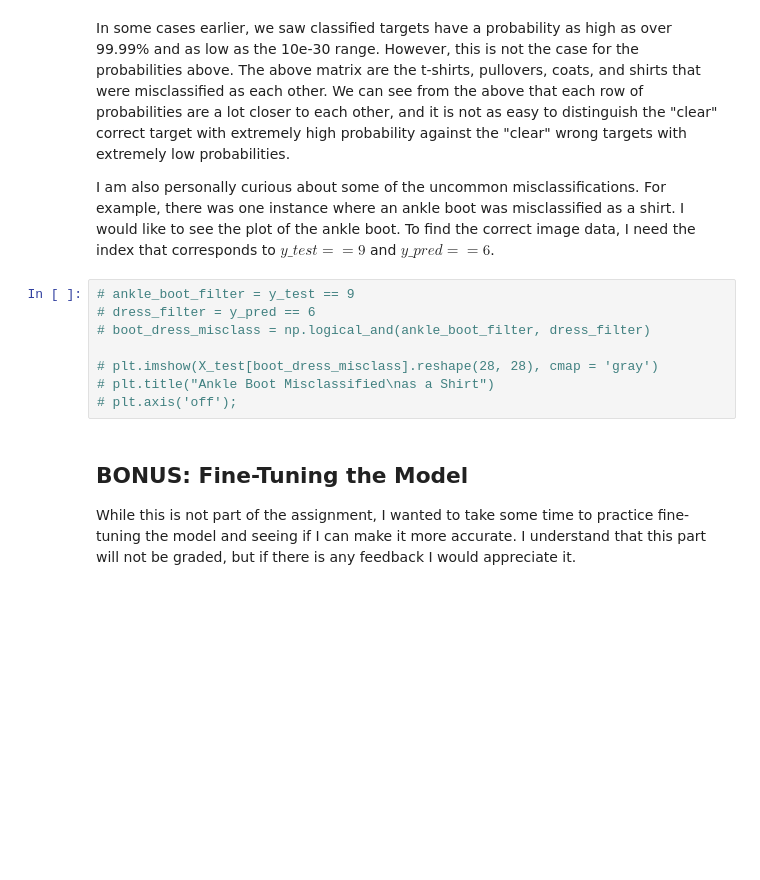
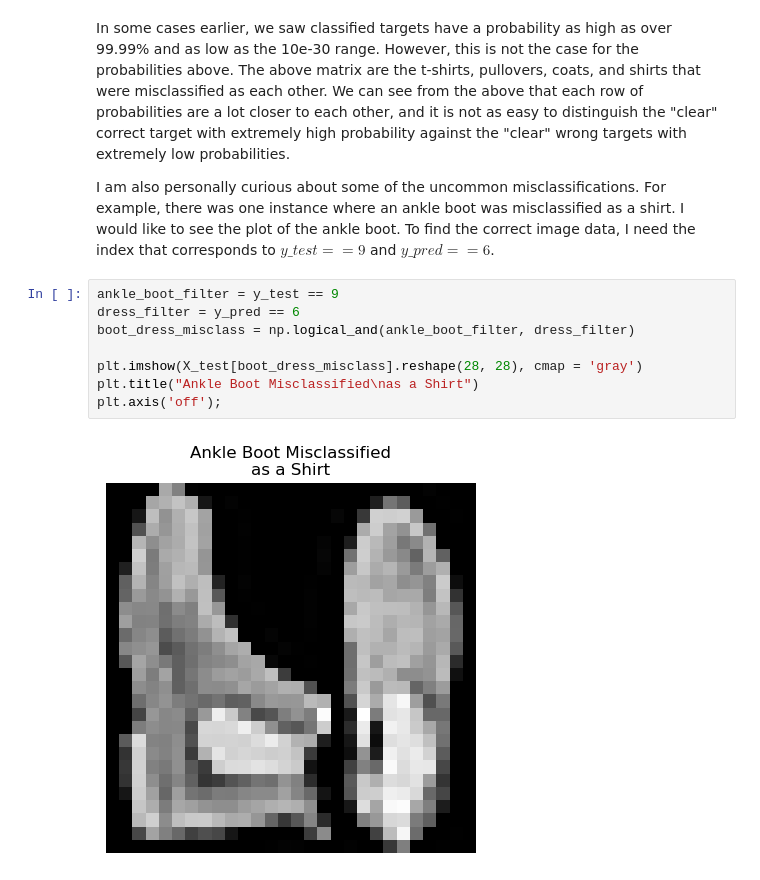
Before and after one commit to TJMazerolle/CSCN8010-lab-submissions, a Jupyter notebook: students_submissions/8972394/lab9.ipynb, the cells around one changed output. Drawn from its saved outputs; the diff is of its cells as text; blank space fills up the shorter version.

```diff
--- a/students_submissions/8972394/lab9.ipynb
+++ b/students_submissions/8972394/lab9.ipynb
@@ -211,14 +321,12 @@ In some cases earlier, we saw classified targets have a probability as high as o
 
 I am also personally curious about some of the uncommon misclassifications.  For example, there was one instance where an ankle boot was misclassified as a shirt.  I would like to see the plot of the ankle boot.  To find the correct image data, I need the index that corresponds to $y\_test == 9$ and $y\_pred == 6$.
 # %%
-# ankle_boot_filter = y_test == 9
-# dress_filter = y_pred == 6
-# boot_dress_misclass = np.logical_and(ankle_boot_filter, dress_filter)
+ankle_boot_filter = y_test == 9
+dress_filter = y_pred == 6
+boot_dress_misclass = np.logical_and(ankle_boot_filter, dress_filter)
 
-# plt.imshow(X_test[boot_dress_misclass].reshape(28, 28), cmap = 'gray')
-# plt.title("Ankle Boot Misclassified\nas a Shirt")
-# plt.axis('off');
+plt.imshow(X_test[boot_dress_misclass].reshape(28, 28), cmap = 'gray')
+plt.title("Ankle Boot Misclassified\nas a Shirt")
+plt.axis('off');
+# %% [output]
+[figure, added]
-# %% [markdown]
-## BONUS: Fine-Tuning the Model
-
-While this is not part of the assignment, I wanted to take some time to practice fine-tuning the model and seeing if I can make it more accurate.  I understand that this part will not be graded, but if there is any feedback I would appreciate it.
```
Also changed, not shown: parts of 18 cells of this notebook, 3 other files.
